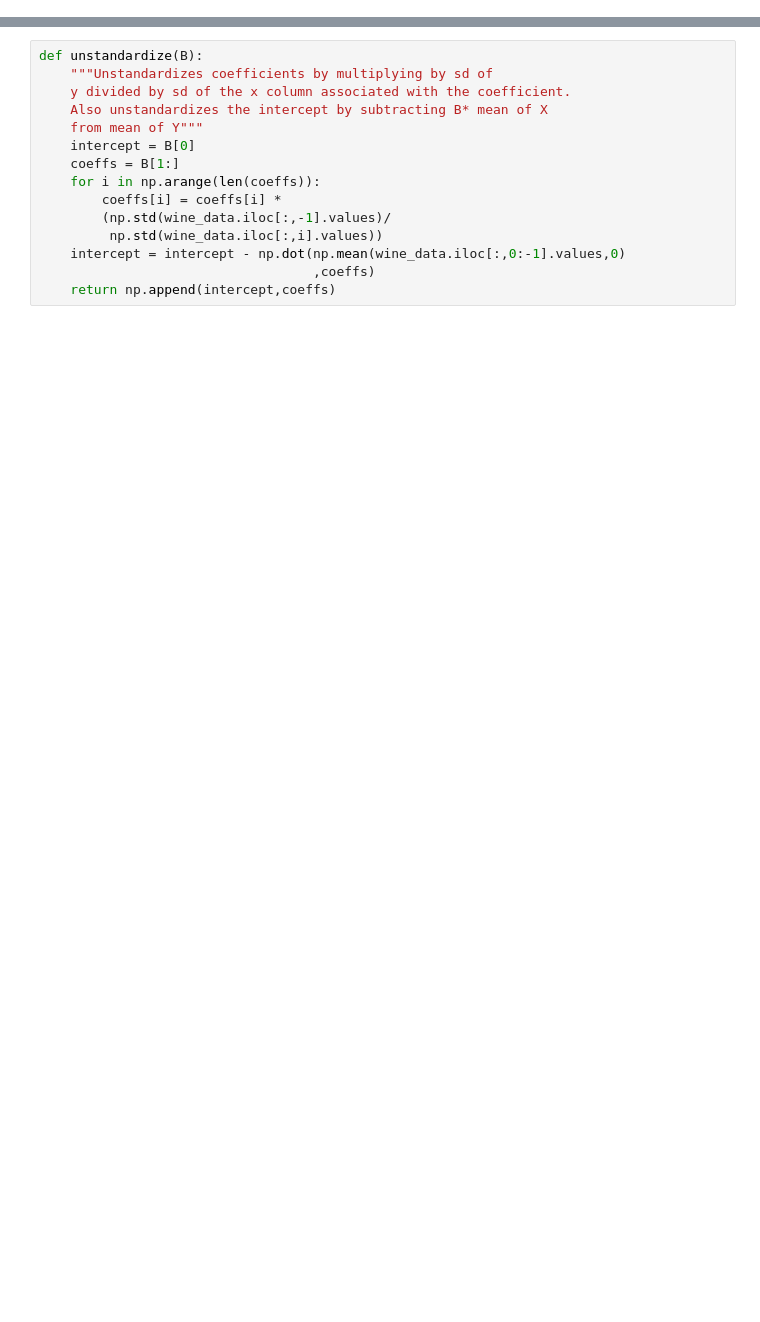
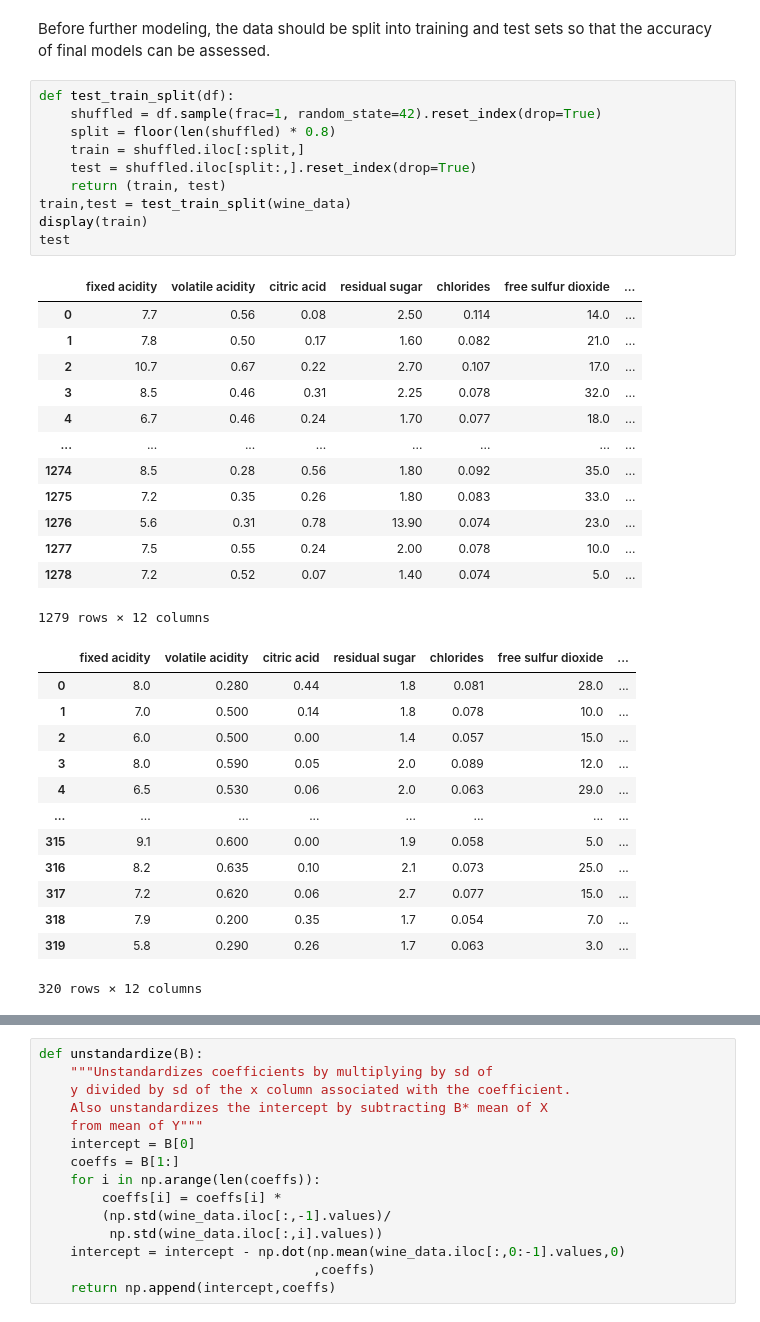
Before and after one commit to wyattowalsh/regularized-linear-regression-deep-dive, a Jupyter notebook: IEOR 165 Final Project.ipynb, the cells around one changed output, grey strips where cells are left out. Cells and saved outputs as stored; diff of their text form; blank space fills up the shorter version.

```diff
--- a/IEOR 165 Final Project.ipynb
+++ b/IEOR 165 Final Project.ipynb
@@ -32,0 +34,39 @@ After taking a look at our data, we then create a function to standardize the pr
+# %% [markdown]
+Before further modeling, the data should be split into training and test sets so that the accuracy of final models can be assessed.
+# %%
+def test_train_split(df):
+    shuffled = df.sample(frac=1, random_state=42).reset_index(drop=True)
+    split = floor(len(shuffled) * 0.8)
+    train = shuffled.iloc[:split,]
+    test = shuffled.iloc[split:,].reset_index(drop=True)
+    return (train, test)
+train,test = test_train_split(wine_data)
+display(train)
+test
+# %% [output]
+|  | fixed acidity | volatile acidity | citric acid | residual sugar | chlorides | free sulfur dioxide | ... |
+| 0 | 7.7 | 0.56 | 0.08 | 2.50 | 0.114 | 14.0 | ... |
+| 1 | 7.8 | 0.50 | 0.17 | 1.60 | 0.082 | 21.0 | ... |
+| 2 | 10.7 | 0.67 | 0.22 | 2.70 | 0.107 | 17.0 | ... |
+| 3 | 8.5 | 0.46 | 0.31 | 2.25 | 0.078 | 32.0 | ... |
+| 4 | 6.7 | 0.46 | 0.24 | 1.70 | 0.077 | 18.0 | ... |
+| ... | ... | ... | ... | ... | ... | ... | ... |
+| 1274 | 8.5 | 0.28 | 0.56 | 1.80 | 0.092 | 35.0 | ... |
+| 1275 | 7.2 | 0.35 | 0.26 | 1.80 | 0.083 | 33.0 | ... |
+| 1276 | 5.6 | 0.31 | 0.78 | 13.90 | 0.074 | 23.0 | ... |
+| 1277 | 7.5 | 0.55 | 0.24 | 2.00 | 0.078 | 10.0 | ... |
+| 1278 | 7.2 | 0.52 | 0.07 | 1.40 | 0.074 | 5.0 | ... |
+1279 rows × 12 columns
+|  | fixed acidity | volatile acidity | citric acid | residual sugar | chlorides | free sulfur dioxide | ... |
+| 0 | 8.0 | 0.280 | 0.44 | 1.8 | 0.081 | 28.0 | ... |
+| 1 | 7.0 | 0.500 | 0.14 | 1.8 | 0.078 | 10.0 | ... |
+| 2 | 6.0 | 0.500 | 0.00 | 1.4 | 0.057 | 15.0 | ... |
+| 3 | 8.0 | 0.590 | 0.05 | 2.0 | 0.089 | 12.0 | ... |
+| 4 | 6.5 | 0.530 | 0.06 | 2.0 | 0.063 | 29.0 | ... |
+| ... | ... | ... | ... | ... | ... | ... | ... |
+| 315 | 9.1 | 0.600 | 0.00 | 1.9 | 0.058 | 5.0 | ... |
+| 316 | 8.2 | 0.635 | 0.10 | 2.1 | 0.073 | 25.0 | ... |
+| 317 | 7.2 | 0.620 | 0.06 | 2.7 | 0.077 | 15.0 | ... |
+| 318 | 7.9 | 0.200 | 0.35 | 1.7 | 0.054 | 7.0 | ... |
+| 319 | 5.8 | 0.290 | 0.26 | 1.7 | 0.063 | 3.0 | ... |
+320 rows × 12 columns
```
Also changed, not shown: parts of 19 cells of this notebook.
